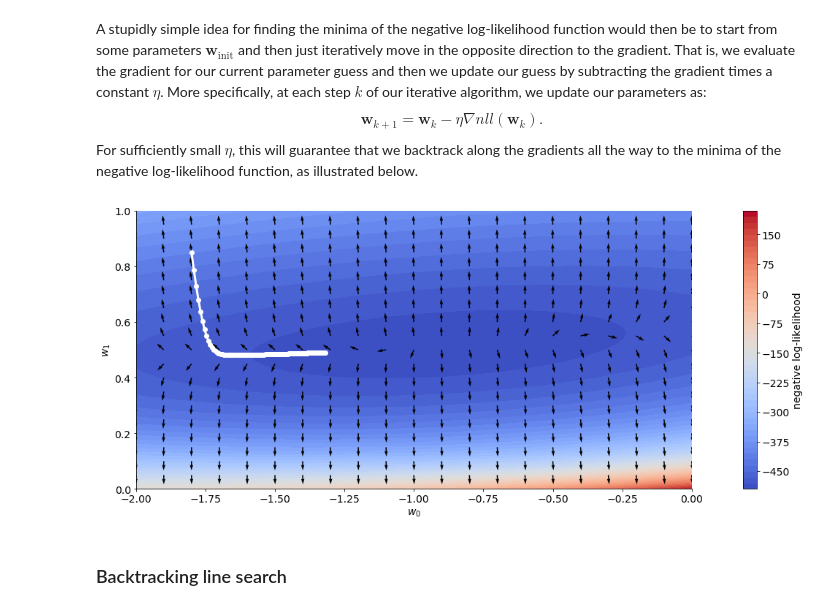
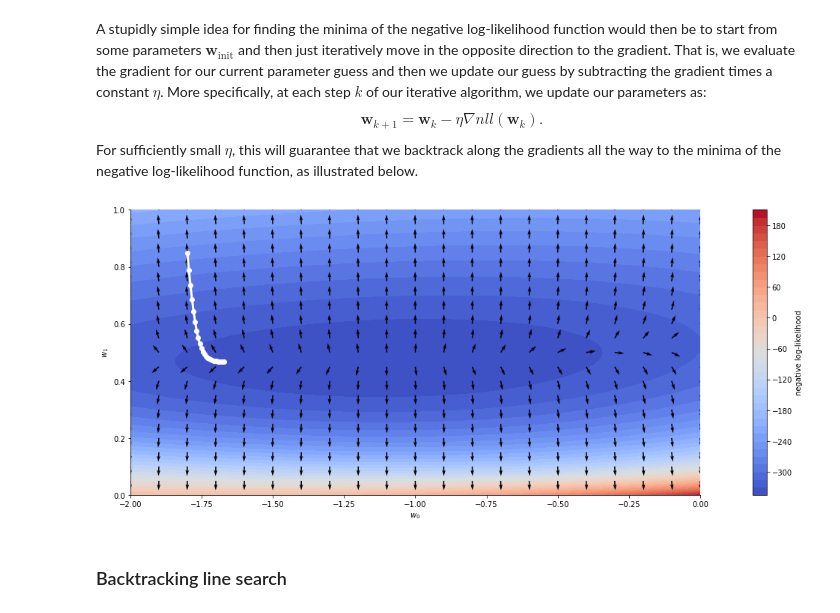
Before and after one commit to ala-laurila-lab/jupyter-notebooks, a Jupyter notebook: optimization/Part 1, basic ideas and gradient descent.ipynb, the cells around one changed output. Cells and saved outputs as stored; diff of their text form; code cells hidden in the pictures.

```diff
--- a/optimization/Part 1, basic ideas and gradient descent.ipynb
+++ b/optimization/Part 1, basic ideas and gradient descent.ipynb
@@ -109,19 +98,17 @@ Equipped with a function that quantifies the "goodness" of parameter choices, we
 w0Ex = np.array([wTrue[0]-4, wTrue[0], wTrue[0]+4])
 w0Vals = np.linspace(wTrue[0]-5, wTrue[0]+5, 101)
 
-# Log-likelihood function
-ll = []
-for w0 in w0Vals:
+# Log-likelihood function over the whole interval
+ll = np.empty_like(w0Vals)
+for i, w0 in enumerate(w0Vals):
     wTmp = np.array([w0, wTrue[1]])
-    ll.append(logLikFun(X, wTmp, y))
-ll = np.array(ll)
+    ll[i] = logLikFun(X, wTmp, y)
 
 # Log-likelihood values for our example parameters
-llEx = []
-for w0 in w0Ex:
+llEx = np.empty_like(w0Ex)
+for i, w0 in enumerate(w0Ex):
     wTmp = np.array([w0, wTrue[1]])
-    llEx.append(logLikFun(X, wTmp, y))
-llEx = np.array(llEx)
+    llEx[i] = logLikFun(X, wTmp, y)
 
 # Plotting
 grayColors = getGrayColors(3)
@@ -258,35 +257,36 @@ For sufficiently small $\eta$, this will guarantee that we backtrack along the g
 # %%
 # Gradient descent parameters
 eta = 2e-4
-nIterations = 100
+nIterations = 25
+wInit = np.array([-1.8, 0.85])
 wUpdates = np.zeros([nIterations, 2])
-wUpdates[0, :] = [-1.8, 0.85]
-nllVals1 = np.zeros(nIterations)
-nllVals1[0] = negLogLikFun(X, wUpdates[0, :], y)
+wUpdates[0, :] = wInit
+nllVals = np.zeros(nIterations)
+nllVals[0] = negLogLikFun(X, wUpdates[0, :], y)
 
 # Gradient descent loop
 for i in range(1, nIterations):
     wUpdates[i, :] = wUpdates[i-1, :] - eta*negLogLikDerFun(X, wUpdates[i-1, :], y)
-    nllVals1[i] = negLogLikFun(X, wUpdates[i, :], y)
+    nllVals[i] = negLogLikFun(X, wUpdates[i, :], y)
 
 # Plotting
 grayColors = getGrayColors(3)
 fig = plt.figure(figsize=(25, 7))
 ax = plt.subplot(1, 1, 1)
 ax.set_aspect('equal')
 # Negative log-likelihood
 contourHandle = ax.contourf(W0, W1, -llVals, 50, cmap=cm.coolwarm)
 # Gradient
 ax.quiver(W0q, W1q, W0derNorm, W1derNorm, angles='xy', scale_units='xy', scale=30, width=2e-3)
 # Gradient descent progress
 ax.plot(wUpdates[:, 0], wUpdates[:, 1], '-o', ms=6, color='white', lw=3)
 # Axes settings
 ax.set_xlabel('$w_0$')
 ax.set_ylabel('$w_1$');
 cBarHandle = plt.colorbar(contourHandle)
 cBarHandle.set_label('negative log-likelihood')
 # %% [output]
-[figure, old version]
+[figure, new version]
 # %% [markdown]
 ### Backtracking line search
 # %% [markdown]
```
Also changed, not shown: parts of 19 cells of this notebook, 1 other file.
